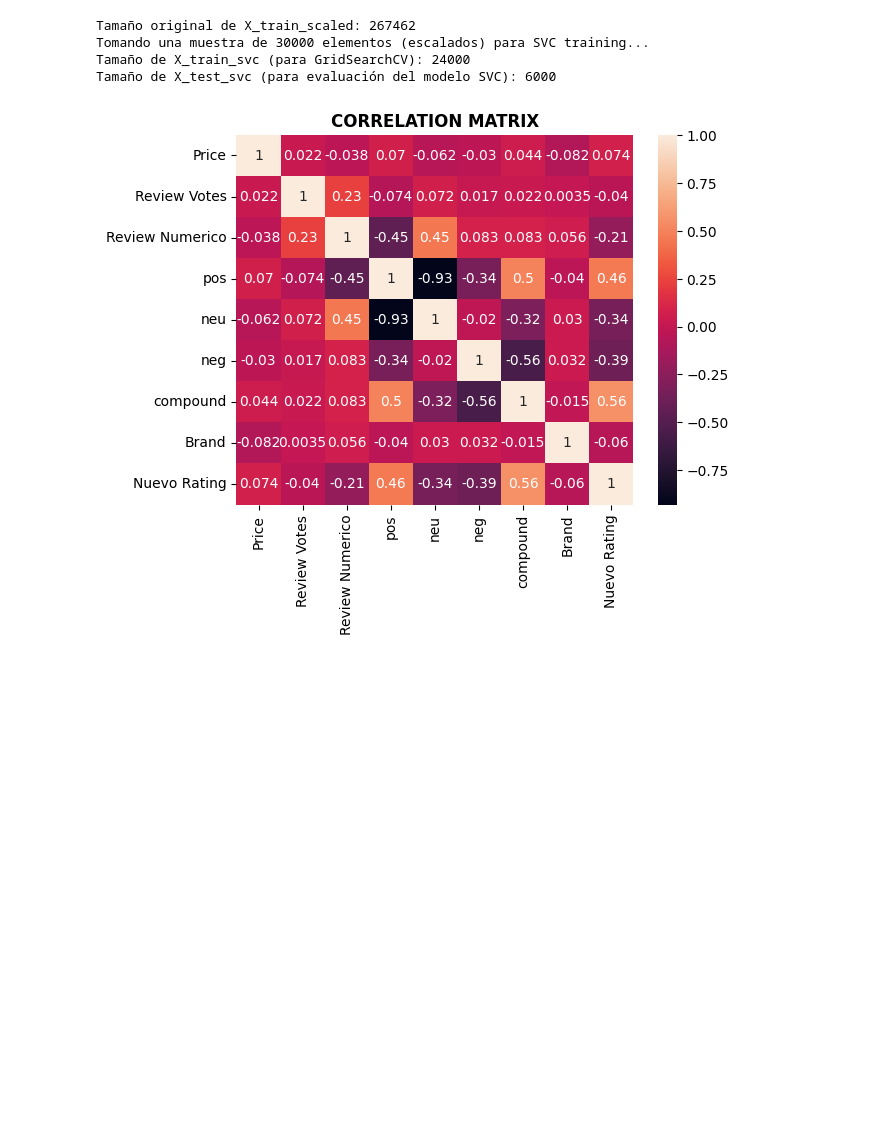
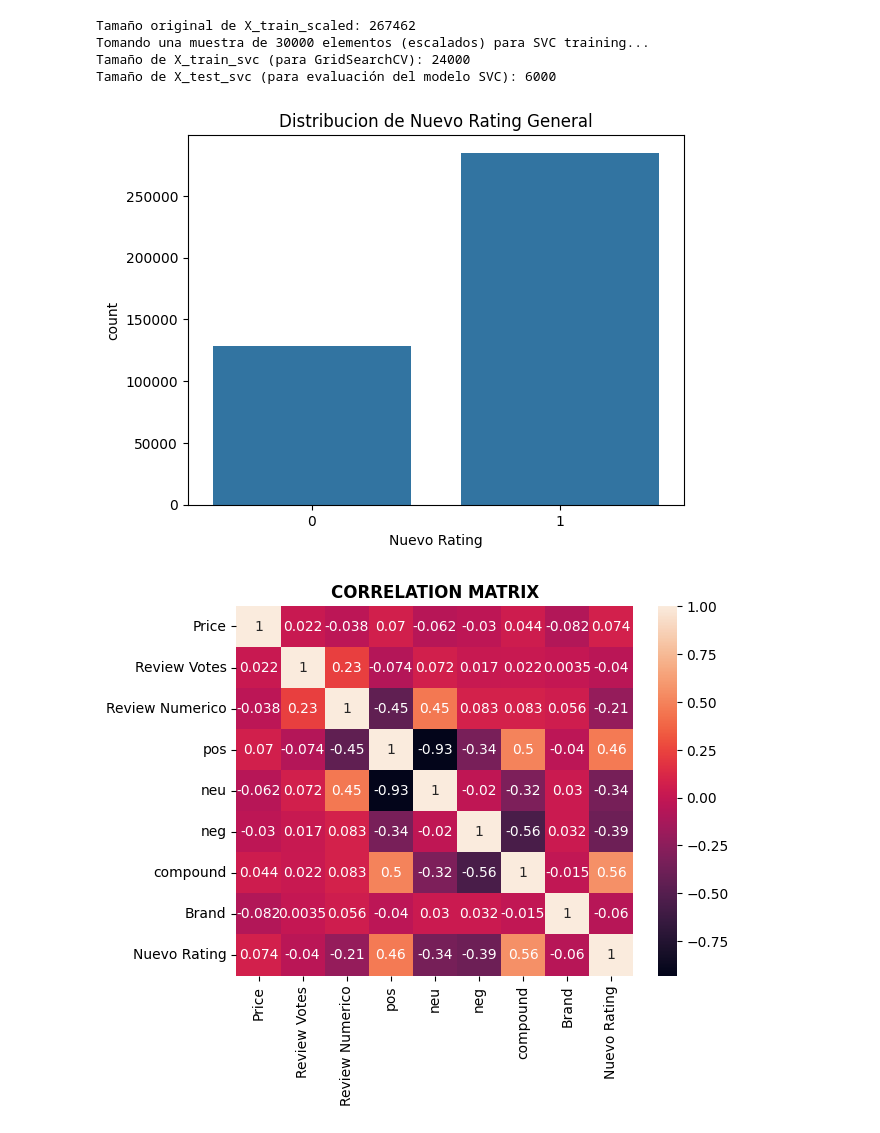
Before and after one commit to Danialloma/ProyectoIA4.3, a Jupyter notebook: main.ipynb, the cells around one changed output. Drawn from its saved outputs; the diff is of its cells as text; code cells hidden in the pictures; blank space fills up the shorter version.

```diff
--- a/main.ipynb
+++ b/main.ipynb
@@ -282,6 +283,14 @@ Tamaño original de X_train_scaled: 267462
 Tomando una muestra de 30000 elementos (escalados) para SVC training...
 Tamaño de X_train_svc (para GridSearchCV): 24000
 Tamaño de X_test_svc (para evaluación del modelo SVC): 6000
+# %%
+#Mostrando la distribucion de 0 y 1 dentro de la muestra elegida
+plt.figure()
+sns.countplot(data=df_combined, x="Nuevo Rating")
+plt.title("Distribucion de Nuevo Rating General")
+plt.show()
+# %% [output]
+[figure, added]
 # %%
 #Matiz de correlacion
 
```
Also changed, not shown: parts of 14 cells of this notebook.
